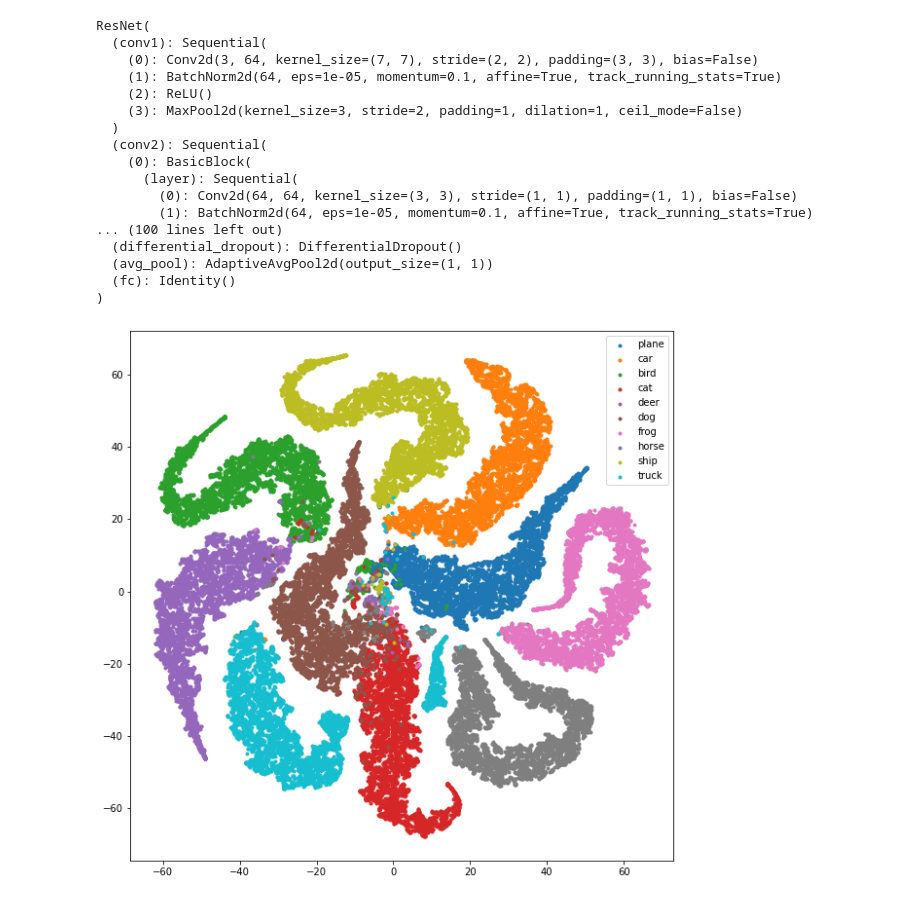
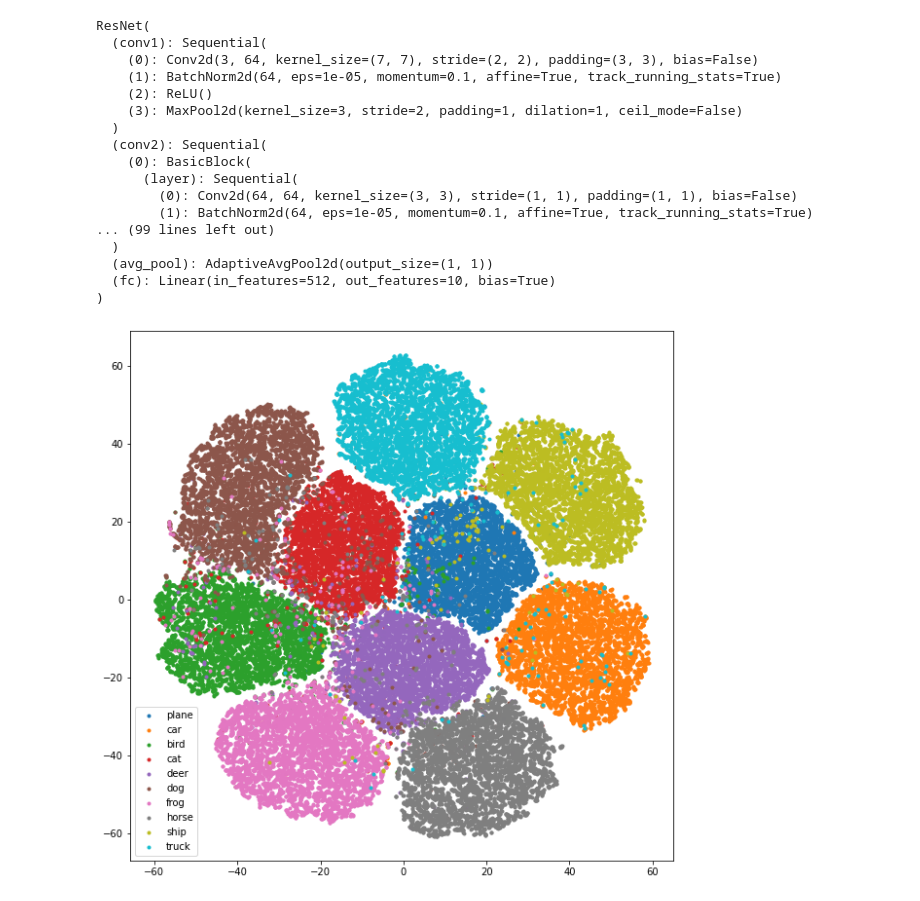
Before and after one commit to DASH-Lab/differential-dropout, a Jupyter notebook: metrics/tSNE.ipynb, the cells around one changed output. Saved outputs shown, nothing was run; the diff lists cells and outputs as text; code cells hidden in the pictures.

```diff
--- a/metrics/tSNE.ipynb
+++ b/metrics/tSNE.ipynb
@@ -32,7 +32,7 @@ device = torch.device('cuda' if torch.cuda.is_available() else 'cpu')
 ######### Configure Metric Setting #######
 ##########################################
 batch_size = 64
-weight_path = './weights/cifar10_resnet18_v3.pt'
+weight_path = './weights/cifar10_resnet18_base.pt'
 model = torch.load(weight_path)
 criterion = nn.CrossEntropyLoss()
 member_path = '/media/data1/hyunjun/cifar-10/train/'
@@ -55,7 +55,7 @@ trans = transforms.Compose([
     transforms.Normalize(mean, std),
 ])
 
-model.fc = Identity()
+# model.fc = Identity()
 model.to(device)
 model.eval()
 # %% [output]
@@ -71,10 +71,10 @@ ResNet(
       (layer): Sequential(
         (0): Conv2d(64, 64, kernel_size=(3, 3), stride=(1, 1), padding=(1, 1), bias=False)
         (1): BatchNorm2d(64, eps=1e-05, momentum=0.1, affine=True, track_running_stats=True)
-... (100 lines left out)
-  (differential_dropout): DifferentialDropout()
+... (99 lines left out)
+  )
   (avg_pool): AdaptiveAvgPool2d(output_size=(1, 1))
-  (fc): Identity()
+  (fc): Linear(in_features=512, out_features=10, bias=True)
 )
 # %%
 nonmember_set = torchvision.datasets.ImageFolder(root=nonmember_path, transform=trans)
@@ -86,37 +86,37 @@ classes = nonmember_set.classes
 # %%
 actual = []
 deep_features = []
 
 model.eval()
 with torch.no_grad():
-    # for data in nonmember_loader:
-    #     images, labels = data[0].to(device), data[1].to(device)
-    #     features, _ = model(images)
+    for data in nonmember_loader:
+        images, labels = data[0].to(device), data[1].to(device)
+        features, _ = model(images)
 
-    #     deep_features += features.cpu().numpy().tolist()
-    #     # actual += np.ones_like(labels.cpu().numpy()).tolist()
-    #     actual += labels.cpu().numpy().tolist()
+        deep_features += features.cpu().numpy().tolist()
+        # actual += np.ones_like(labels.cpu().numpy()).tolist()
+        actual += labels.cpu().numpy().tolist()
 
     for data in member_loader:
         images, labels = data[0].to(device), data[1].to(device)
         features, _ = model(images)
 
         deep_features += features.cpu().numpy().tolist()
         # actual += np.zeros_like(labels.cpu().numpy()).tolist()
         actual += labels.cpu().numpy().tolist()
 
-tsne = TSNE(n_components=2, random_state=0)
+tsne = TSNE(n_components=2, random_state=0, perplexity=10.0)
 cluster = np.array(tsne.fit_transform(np.array(deep_features)))
 actual = np.array(actual)
 
 plt.figure(figsize=(10, 10))
 labels = ['plane', 'car', 'bird', 'cat', 'deer', 'dog', 'frog', 'horse', 'ship', 'truck']
 # labels = ['member', 'non_memeber']
 for i, label in zip(range(10), labels):
     idx = np.where(actual == i)
     plt.scatter(cluster[idx, 0], cluster[idx, 1], marker='.', label=label)
 
 plt.legend()
 plt.show()
 # %% [output]
-[figure, old version]
+[figure, new version]
```
Also changed, not shown: 11 other files.
